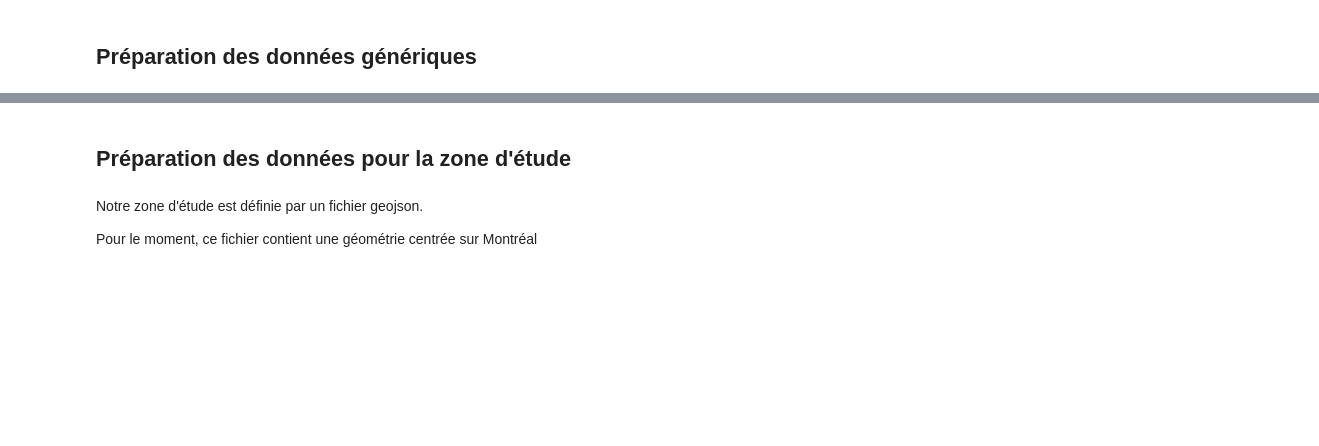
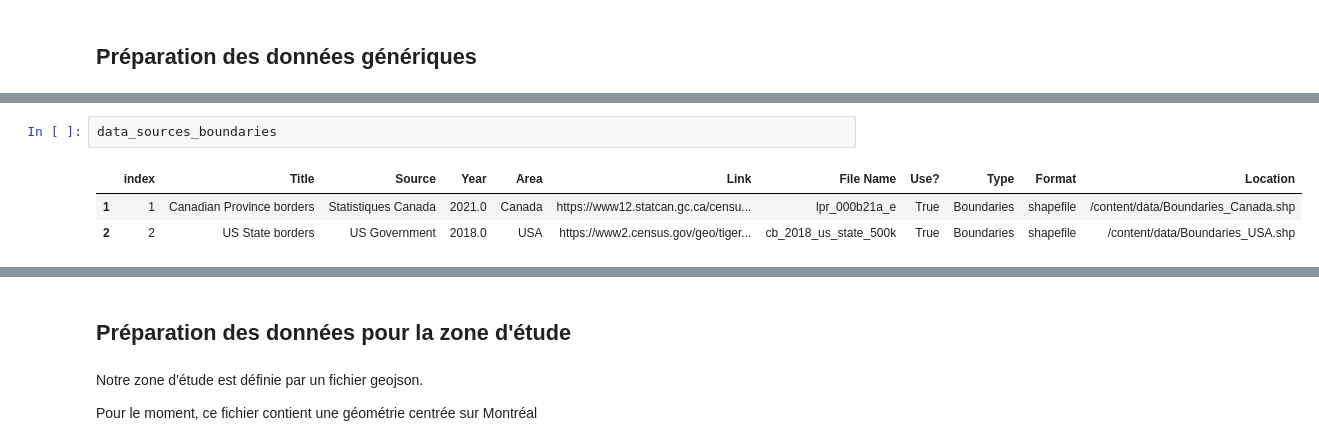
Before and after one commit to BastienBoucherat/geo6149, a Jupyter notebook: geo6149_projet_bastien.ipynb, the cells around one changed output, grey strips where cells are left out. Drawn from its saved outputs; the diff is of its cells as text; blank space fills up the shorter version.

```diff
--- a/geo6149_projet_bastien.ipynb
+++ b/geo6149_projet_bastien.ipynb
@@ -156,0 +200,6 @@ data_sources_df
+# %%
+data_sources_boundaries
+# %% [output]
+|  | index | Title | Source | Year | Area | Link | File Name | Use? | Type | Format | Location |
+| 1 | 1 | Canadian Province borders | Statistiques Canada | 2021.0 | Canada | https://www12.statcan.gc.ca/censu... | lpr_000b21a_e | True | Boundaries | shapefile | /content/data/Boundaries_Canada.shp |
+| 2 | 2 | US State borders | US Government | 2018.0 | USA | https://www2.census.gov/geo/tiger... | cb_2018_us_state_500k | True | Boundaries | shapefile | /content/data/Boundaries_USA.shp |
```
Also changed, not shown: parts of 4 cells of this notebook.
